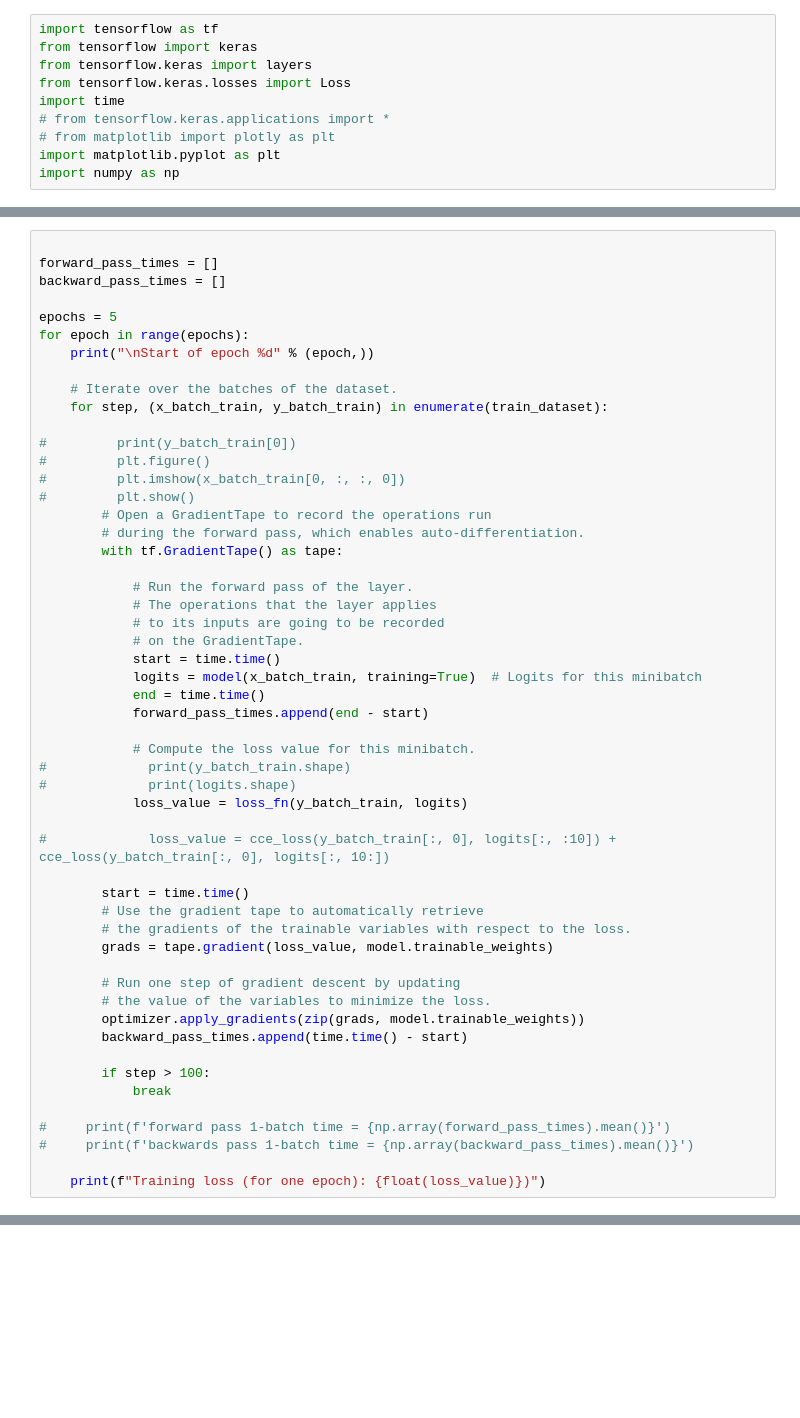
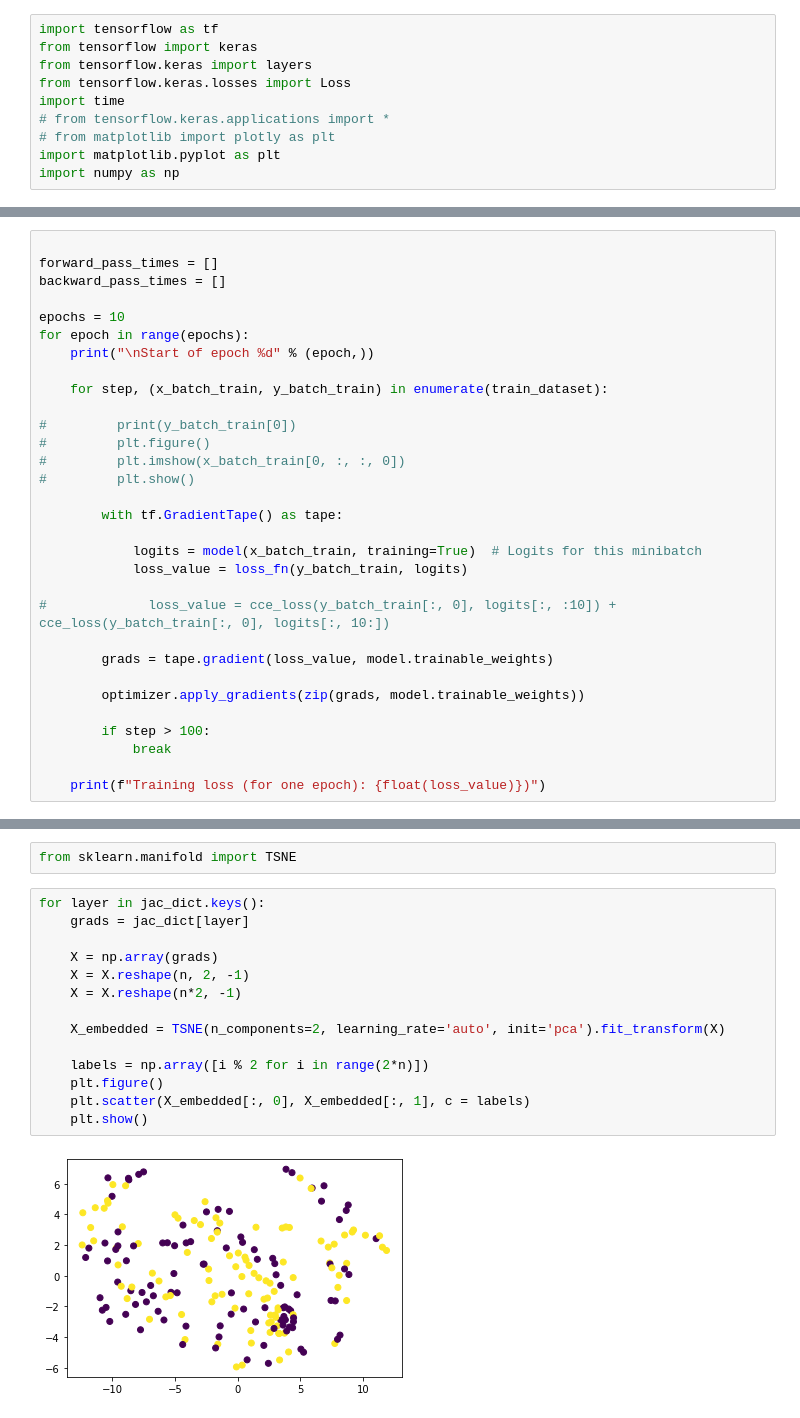
Before and after one commit to thlarsen13/seri, a Jupyter notebook: doublemnist.ipynb, the cells around one changed output, grey strips where cells are left out. Saved outputs shown, nothing was run; the diff lists cells and outputs as text; blank space fills up the shorter version.

```diff
--- a/doublemnist.ipynb
+++ b/doublemnist.ipynb
@@ -130,53 +145,31 @@ Epoch 6/6
 forward_pass_times = []
 backward_pass_times = []
 
-epochs = 5
+epochs = 10
 for epoch in range(epochs):
     print("\nStart of epoch %d" % (epoch,))
 
-    # Iterate over the batches of the dataset.
     for step, (x_batch_train, y_batch_train) in enumerate(train_dataset):
 
 #         print(y_batch_train[0])
 #         plt.figure()
 #         plt.imshow(x_batch_train[0, :, :, 0])
 #         plt.show()
-        # Open a GradientTape to record the operations run
-        # during the forward pass, which enables auto-differentiation.
+
         with tf.GradientTape() as tape:
 
-            # Run the forward pass of the layer.
-            # The operations that the layer applies
-            # to its inputs are going to be recorded
-            # on the GradientTape.
-            start = time.time()
             logits = model(x_batch_train, training=True)  # Logits for this minibatch
-            end = time.time()
-            forward_pass_times.append(end - start)
-
-            # Compute the loss value for this minibatch.
-#             print(y_batch_train.shape)
-#             print(logits.shape)
             loss_value = loss_fn(y_batch_train, logits)
 
 #             loss_value = cce_loss(y_batch_train[:, 0], logits[:, :10]) + cce_loss(y_batch_train[:, 0], logits[:, 10:])
 
-        start = time.time()
-        # Use the gradient tape to automatically retrieve
-        # the gradients of the trainable variables with respect to the loss.
         grads = tape.gradient(loss_value, model.trainable_weights)
 
-        # Run one step of gradient descent by updating
-        # the value of the variables to minimize the loss.
         optimizer.apply_gradients(zip(grads, model.trainable_weights))
-        backward_pass_times.append(time.time() - start)
 
         if step > 100:
             break
 
-#     print(f'forward pass 1-batch time = {np.array(forward_pass_times).mean()}')
-#     print(f'backwards pass 1-batch time = {np.array(backward_pass_times).mean()}')
-
     print(f"Training loss (for one epoch): {float(loss_value)})")
 # %% [output]
 Start of epoch 0
@@ -195,0 +253,18 @@ Training loss (for one epoch): 4.669985294342041)
+# %%
+from sklearn.manifold import TSNE
+# %%
+for layer in jac_dict.keys():
+    grads = jac_dict[layer]
+
+    X = np.array(grads)
+    X = X.reshape(n, 2, -1)
+    X = X.reshape(n*2, -1)
+
+    X_embedded = TSNE(n_components=2, learning_rate='auto', init='pca').fit_transform(X)
+
+    labels = np.array([i % 2 for i in range(2*n)])
+    plt.figure()
+    plt.scatter(X_embedded[:, 0], X_embedded[:, 1], c = labels)
+    plt.show()
+# %% [output]
+[figure, added]
```
Also changed, not shown: parts of 8 cells of this notebook.
